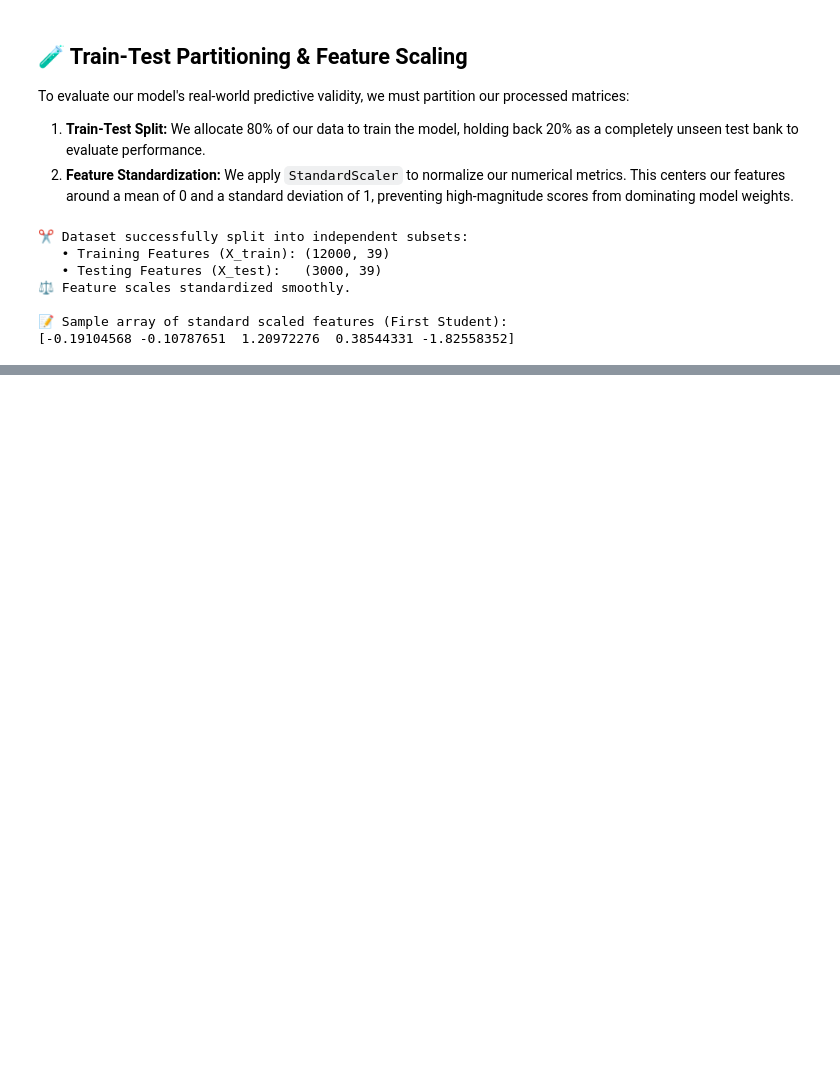
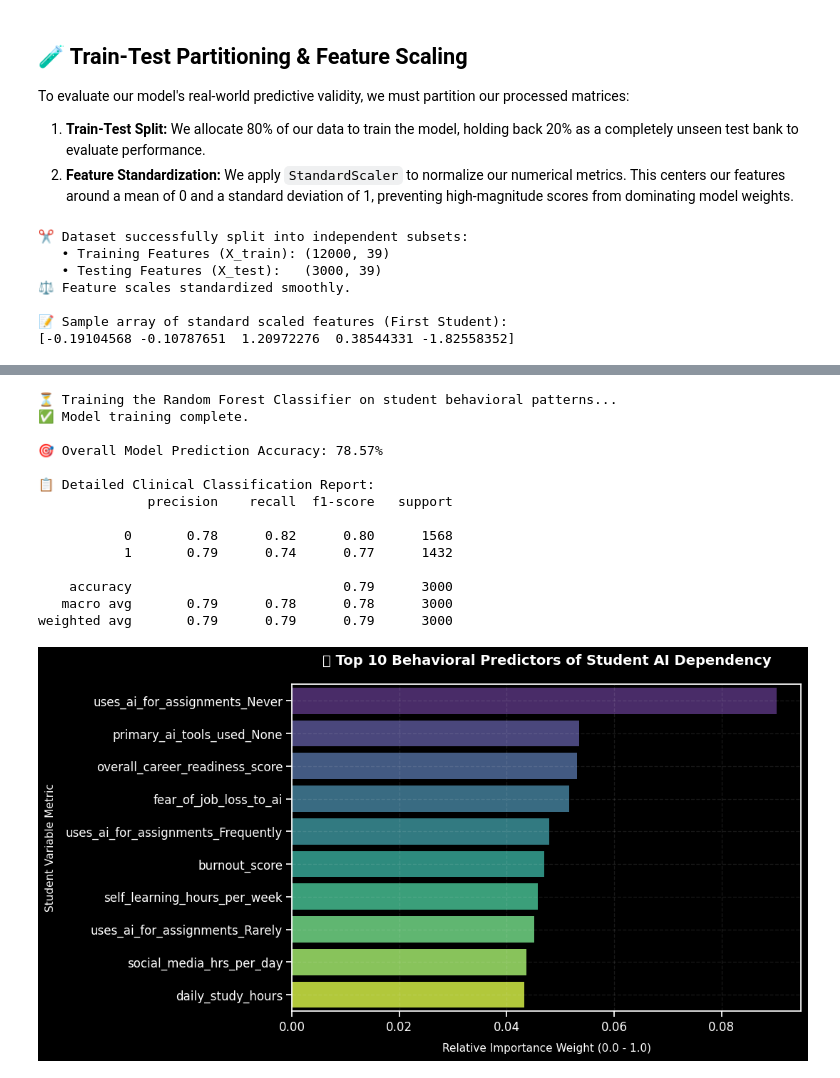
Before and after one commit to MaykInvest/AI_Dependency, a Jupyter notebook: project.ipynb, the cells around one changed output, grey strips where cells are left out. Drawn from its saved outputs; the diff is of its cells as text; code cells hidden in the pictures; blank space fills up the shorter version.

Commit message:
training and Model Evaluation Metrics

```diff
--- a/project.ipynb
+++ b/project.ipynb
@@ -469,0 +475,67 @@ print(X_train_scaled[0][:5]) # Displaying just the first 5 scaled features
+# %%
+# --- TRAIN THE RANDOM FOREST MODEL ---
+# n_estimators=100 means we are training an ensemble of 100 decision trees
+# random_state=42 ensures our results are perfectly reproducible
+model = RandomForestClassifier(n_estimators=100, random_state=42)
+
+print("⏳ Training the Random Forest Classifier on student behavioral patterns...")
+model.fit(X_train_scaled, y_train)
+print("✅ Model training complete.")
+
+# --- EVALUATE ON UNSEEN TEST DATA ---
+# Let the model take its "exam" by predicting values for X_test_scaled
+y_pred = model.predict(X_test_scaled)
+
+# Calculate and display accuracy metrics
+accuracy = accuracy_score(y_test, y_pred)
+print(f"\n🎯 Overall Model Prediction Accuracy: {accuracy * 100:.2f}%")
+
+print("\n📋 Detailed Clinical Classification Report:")
+print(classification_report(y_test, y_pred))
+
+
+# --- EXTRACT AND PLOT FEATURE IMPORTANCES ---
+# Map the importance weights back to our original encoded column names
+importances = model.feature_importances_
+feature_names = X.columns
+
+# Organize into a clean Pandas DataFrame for sorting
+df_importance = pd.DataFrame({
+    'Feature': feature_names,
+    'Importance': importances
+}).sort_values(by='Importance', ascending=False)
+
+# Select the top 10 most influential features to keep our dark-themed plot clean
+top_10_features = df_importance.head(10)
+
+# Generate the visualization plot
+plt.figure(figsize=(11, 6))
+plt.style.use('dark_background') # Maintaining your dark theme preference 🌑
+
+sns.barplot(data=top_10_features,x='Importance',y='Feature',palette='viridis',hue='Feature',legend=False)
+
+plt.title('🧠 Top 10 Behavioral Predictors of Student AI Dependency', fontsize=14, pad=20, weight='bold')
+plt.xlabel('Relative Importance Weight (0.0 - 1.0)', fontsize=11, labelpad=10)
+plt.ylabel('Student Variable Metric', fontsize=11, labelpad=10)
+plt.grid(True, linestyle='--', alpha=0.1)
+plt.tight_layout()
+
+# Save final asset image for your web portfolio implementation
+plt.savefig('ai_dependency_feature_importance.png', dpi=300)
+plt.show()
+# %% [output]
+⏳ Training the Random Forest Classifier on student behavioral patterns...
+✅ Model training complete.
+
+🎯 Overall Model Prediction Accuracy: 78.57%
+
+📋 Detailed Clinical Classification Report:
+              precision    recall  f1-score   support
+
+           0       0.78      0.82      0.80      1568
+           1       0.79      0.74      0.77      1432
+
+    accuracy                           0.79      3000
+   macro avg       0.79      0.78      0.78      3000
+weighted avg       0.79      0.79      0.79      3000
+[figure, added]
```
Also changed, not shown: parts of 5 cells of this notebook, 2 other files.
